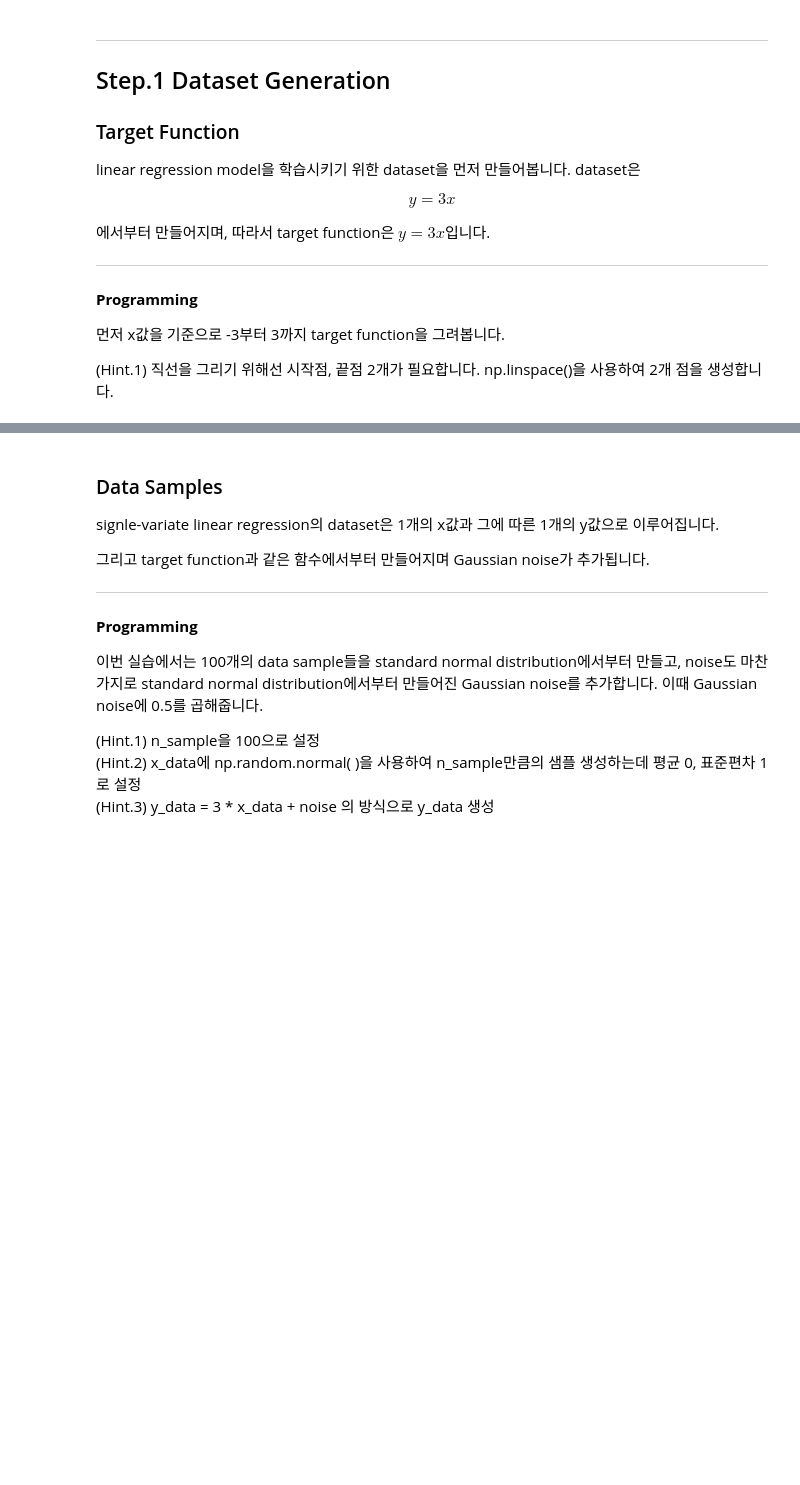
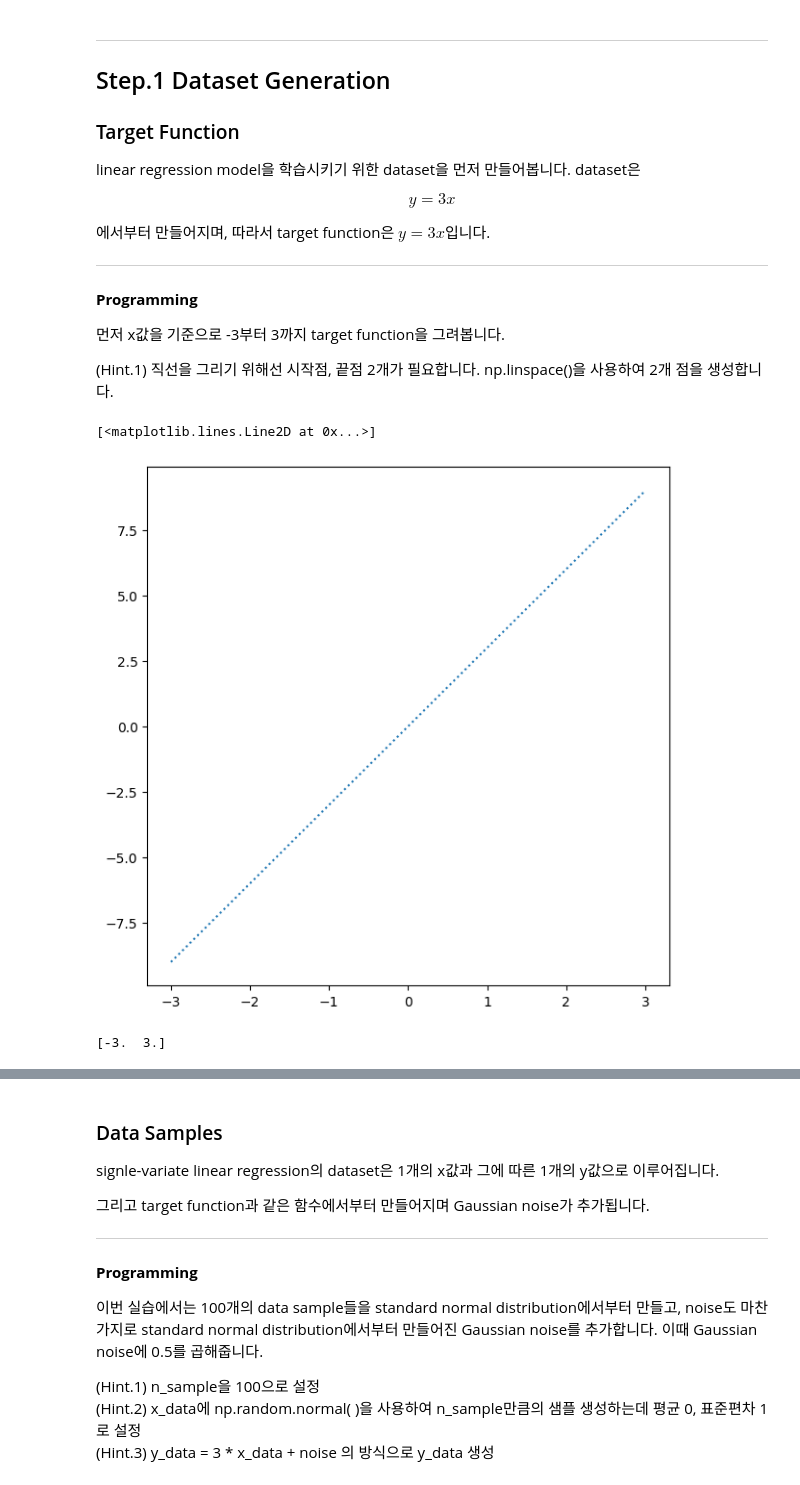
Before and after one commit to ilikecyberpunk/2-, a Jupyter notebook: 2학기/인공지능 기초/012/012_02_Gradient Descent Method.ipynb, the cells around one changed output, grey strips where cells are left out. Saved outputs shown, nothing was run; the diff lists cells and outputs as text; code cells hidden in the pictures; blank space fills up the shorter version.

```diff
--- a/2학기/인공지능 기초/012/012_02_Gradient Descent Method.ipynb
+++ b/2학기/인공지능 기초/012/012_02_Gradient Descent Method.ipynb
@@ -43,12 +43,19 @@ $$y = 3x$$
 (Hint.1) 직선을 그리기 위해선 시작점, 끝점 2개가 필요합니다. np.linspace()을 사용하여 2개 점을 생성합니다.
 # %%
 ##### Start Your Code(Targer Function) #####
-t_x =
-t_y =
+t_x = np.linspace(-3, 3, 2) #-3부터 3까지 2개 점 생성
+t_y = 3*t_x
 ##### End Your Code(Targer Function) #####
 
 fig, ax = plt.subplots(figsize = (7,7))
 ax.plot(t_x, t_y, linestyle = ':')
+# %% [output]
+[<matplotlib.lines.Line2D at 0x...>]
+[figure, added]
+# %%
+print(t_x)
+# %% [output]
+[-3.  3.]
 # %% [markdown]
 **Expected Output**
 <img src="./imgs/3_01_01.png" width = 300>
```
Also changed, not shown: parts of 1 cell of this notebook, 4 other files.
